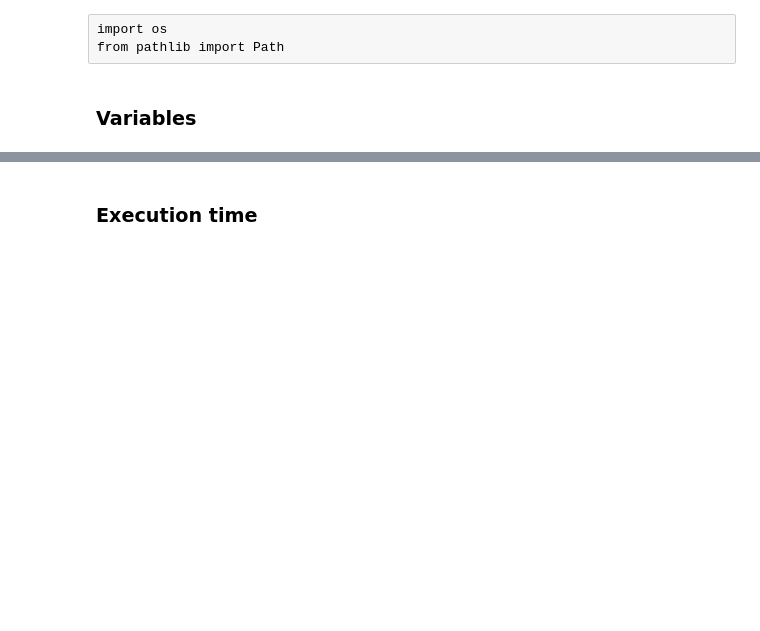
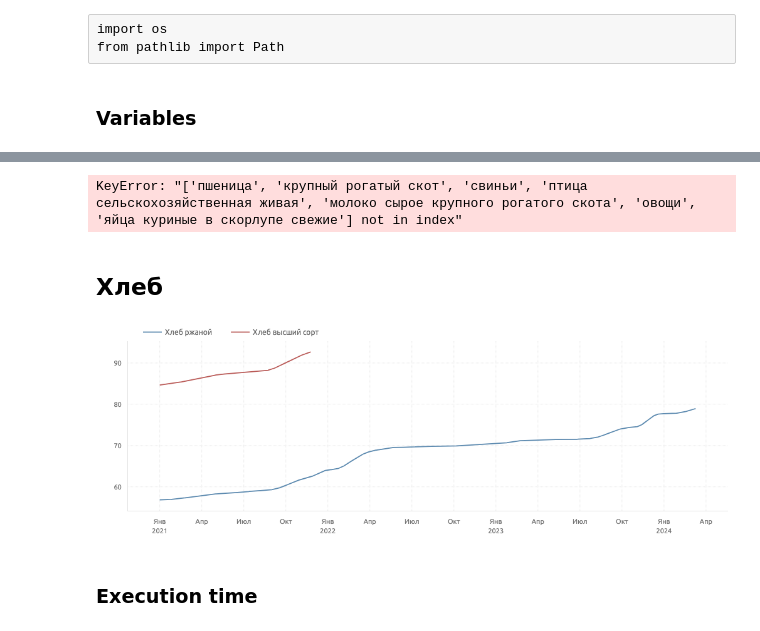
Before and after one commit to achasovsky/economy-rus-dash, a Jupyter notebook: 01-main.ipynb, the cells around one changed output, grey strips where cells are left out. Cells and saved outputs as stored; diff of their text form; code cells hidden in the pictures; blank space fills up the shorter version.

```diff
--- a/01-main.ipynb
+++ b/01-main.ipynb
@@ -78,11 +19,0 @@ data_plot.head()
-# %%
-palette = [
-    #    0 : 0.3    1 red      2 blue     3 green    4 yellow
-        '#4F4F4F', '#BA5B58', '#5B89AF', '#5A9E88', '#E3CE71',
-    #    5 brown    6 khaki    7 purple   8 pink     9 orange
-        '#826152', '#8C9260', '#635F84', '#D27E96', '#C6875D',
-    #   -10 dark   -9 blue    -8 blue    -7 blue    -6 light
-        '#304E68', '#3D6384', '#4D7DA8', '#6D9BC3', '#A7CBE8',
-    #   -5 : 0.2   -4 : 0.5   -3 : 0.65  -2 : 0.75  -1 : 0.85
-        '#353535', '#7F7F7F', '#A5A5A5', '#BFBFBF', '#D9D9D9'
-    ]
@@ -174,0 +72,8 @@ fig.show(config=config)
+# %%
+prices_producers_food_growth = prices_growth[prices_growth_food_columns].copy()
+# %% [output]
+KeyError: "['пшеница', 'крупный рогатый скот', 'свиньи', 'птица сельскохозяйственная живая', 'молоко сырое крупного рогатого скота', 'овощи', 'яйца куриные в скорлупе свежие'] not in index"
+# %% [markdown]
+## Хлеб
+# %%
+xtickaliases = pl_tickaliases(arange(2021, 2024, True))
@@ -175,3 +82,62 @@ fig.show(config=config)
+# %%
+fig = pl_figure(figsize=(800, 350))
+
+pl_plot(
+    go.Scatter(
+        x=smoothed(prices['хлеб из ржаной муки и из смеси муки ржаной и пшеничной, кг'], datetime_index=True).index,
+        y=smoothed(prices['хлеб из ржаной муки и из смеси муки ржаной и пшеничной, кг'], datetime_index=True).values.ravel(),
+        mode='lines', line_color=palette[2], hoverinfo='skip',
+        name='Хлеб ржаной'), fig)
+
+
+pl_plot(
+    go.Scatter(
+        x=prices['хлеб из ржаной муки и из смеси муки ржаной и пшеничной, кг'].index,
+        y=prices['хлеб из ржаной муки и из смеси муки ржаной и пшеничной, кг'],
+        marker=dict(opacity=0, size=6),
+        mode='markers', line_color=palette[2], showlegend=False, name='Хлеб ржаной'))
+
+pl_plot(
+    go.Scatter(
+        x=smoothed(prices.loc[
+            prices['хлеб и булочные изделия из пшеничной муки высшего сорта, кг'].notna(),
+            'хлеб и булочные изделия из пшеничной муки высшего сорта, кг'], datetime_index=True).index,
+        y=smoothed(prices.loc[
+            prices['хлеб и булочные изделия из пшеничной муки высшего сорта, кг'].notna(),
+            'хлеб и булочные изделия из пшеничной муки высшего сорта, кг'], datetime_index=True).values.ravel(),
+        mode='lines', line_color=palette[1], hoverinfo='skip',
+        name='Хлеб высший сорт'), fig)
+
+
+pl_plot(
+    go.Scatter(
+        x=prices.loc[
+            prices['хлеб и булочные изделия из пшеничной муки высшего сорта, кг'].notna(),
+            'хлеб и булочные изделия из пшеничной муки высшего сорта, кг'].index,
+        y=prices.loc[
+            prices['хлеб и булочные изделия из пшеничной муки высшего сорта, кг'].notna(),
+            'хлеб и булочные изделия из пшеничной муки высшего сорта, кг'],
+        marker=dict(opacity=0, size=6),
+        mode='markers', line_color=palette[1],
+        showlegend=False, name='Хлеб высший сорт'))
+
+fig.update_layout(
+    hoverlabel=dict(
+            bgcolor='rgba(255,255,255,0.85)',
+            bordercolor='#C7C7C7',
+            font=dict(color='#606060')),
+)
+
+fig.update_xaxes(
+    tick0=prices['хлеб из ржаной муки и из смеси муки ржаной и пшеничной, кг'].index[0],
+    dtick=86400000*31*3,
+    tickformat="%b<br>%Y",
+    labelalias=xtickaliases
+)
+
+fig.show(config=config)
+# %% [output]
+[figure, added]
 # %% [markdown]
 ### Execution time
 # %%
```
Also changed, not shown: parts of 32 cells of this notebook, 15 other files.
